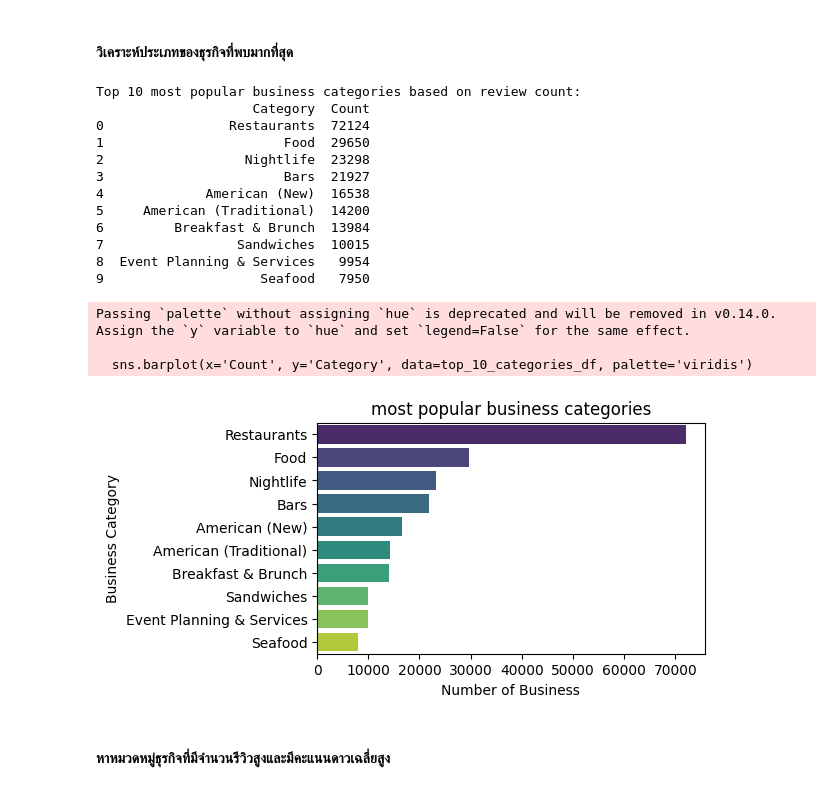
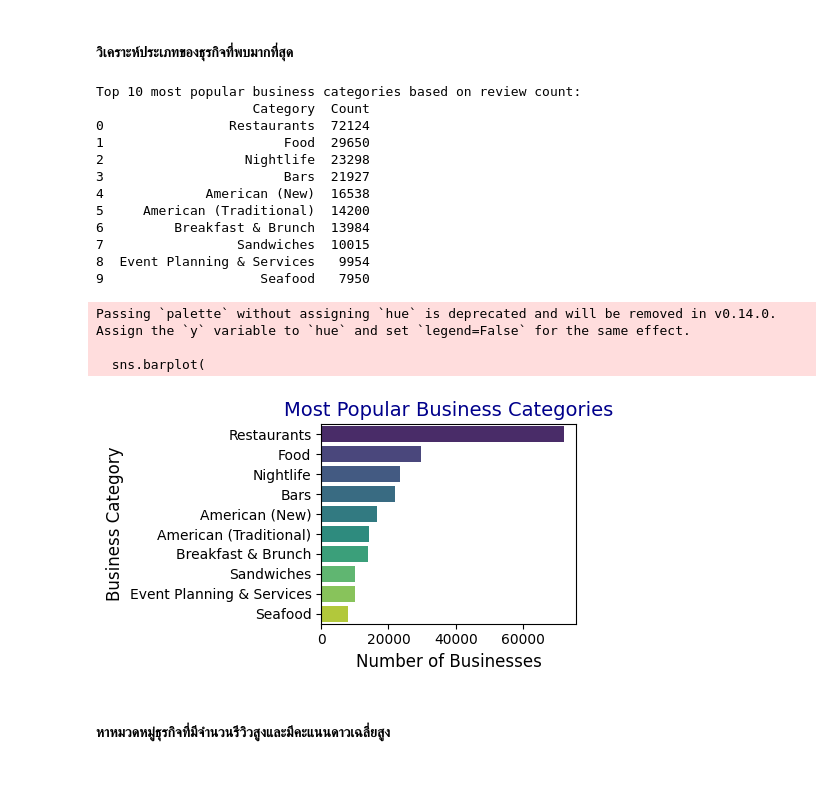
Before and after one commit to woraphonp-038-5/Project-Big-Data, a Jupyter notebook: Text_Analytics68.ipynb, the cells around one changed output. Saved outputs shown, nothing was run; the diff lists cells and outputs as text; code cells hidden in the pictures.

```diff
--- a/Text_Analytics68.ipynb
+++ b/Text_Analytics68.ipynb
@@ -564,52 +576,57 @@ Marinas: 1
 #### วิเคราะห์ประเภทของธุรกิจที่พบมากที่สุด
 # %%
 # ----------------- Your analysis code here -----------------
-from collections import Counter
-import matplotlib.pyplot as plt
-import seaborn as sns
+# สมมติว่า df เป็น DataFrame ที่รวมข้อมูลแล้ว และมีคอลัมน์ 'categories'
 
-# Assuming 'df' is your merged DataFrame with 'categories' column
+# สร้าง list เพื่อเก็บหมวดหมู่ (categories) ทั้งหมด
+all_categories = []
+for categories in df['categories'].dropna():  # .dropna() ใช้ตัดค่าที่เป็น NaN ออก
+    for category in categories.split(', '):   # แยก string ตาม comma และ space
+        all_categories.append(category)       # เก็บ category แต่ละตัวลง list
 
-# Create a list to store all categories
-all_categories = []
-for categories in df['categories'].dropna():  # Handle potential missing values
-  for category in categories.split(', '):
-    all_categories.append(category)
-
-# Use Counter to count the frequency of each category
+# ใช้ Counter เพื่อนับความถี่ของแต่ละ category
 category_counts = Counter(all_categories)
 
-# Get the top 10 most frequent categories for visualization
+# หาหมวดหมู่ 10 อันดับแรกที่พบบ่อยที่สุด
 top_10_categories = category_counts.most_common(10)
 top_10_categories_df = pd.DataFrame(top_10_categories, columns=['Category', 'Count'])
 
+# แสดงผลในรูปตาราง
 print("Top 10 most popular business categories based on review count:")
 print(top_10_categories_df)
 
-# Visualize the top 10 categories
+# ทำ Visualization ด้วย bar chart
 plt.figure(figsize=(5, 3))
-sns.barplot(x='Count', y='Category', data=top_10_categories_df, palette='viridis')
-plt.title('most popular business categories')
-plt.xlabel('Number of Business')
-plt.ylabel('Business Category')
+sns.barplot(
+    x='Count',
+    y='Category',
+    data=top_10_categories_df,
+    palette='viridis'   # ใช้โทนสีแบบ viridis
+)
+
+# ตกแต่งกราฟ
+plt.title('Most Popular Business Categories', fontsize=14, color='darkblue')
+plt.xlabel('Number of Businesses', fontsize=12)
+plt.ylabel('Business Category', fontsize=12)
+plt.tight_layout()
 plt.show()
 # %% [output]
 Top 10 most popular business categories based on review count:
                     Category  Count
 0                Restaurants  72124
 1                       Food  29650
 2                  Nightlife  23298
 3                       Bars  21927
 4             American (New)  16538
 5     American (Traditional)  14200
 6         Breakfast & Brunch  13984
 7                 Sandwiches  10015
 8  Event Planning & Services   9954
 9                    Seafood   7950
 Passing `palette` without assigning `hue` is deprecated and will be removed in v0.14.0. Assign the `y` variable to `hue` and set `legend=False` for the same effect.
 
-  sns.barplot(x='Count', y='Category', data=top_10_categories_df, palette='viridis')
+  sns.barplot(
-[figure, old version]
+[figure, new version]
 # %% [markdown]
 #### หาหมวดหมู่ธุรกิจที่มีจำนวนรีวิวสูงและมีคะแนนดาวเฉลี่ยสูง
 # %%
```
Also changed, not shown: parts of 21 cells of this notebook.
